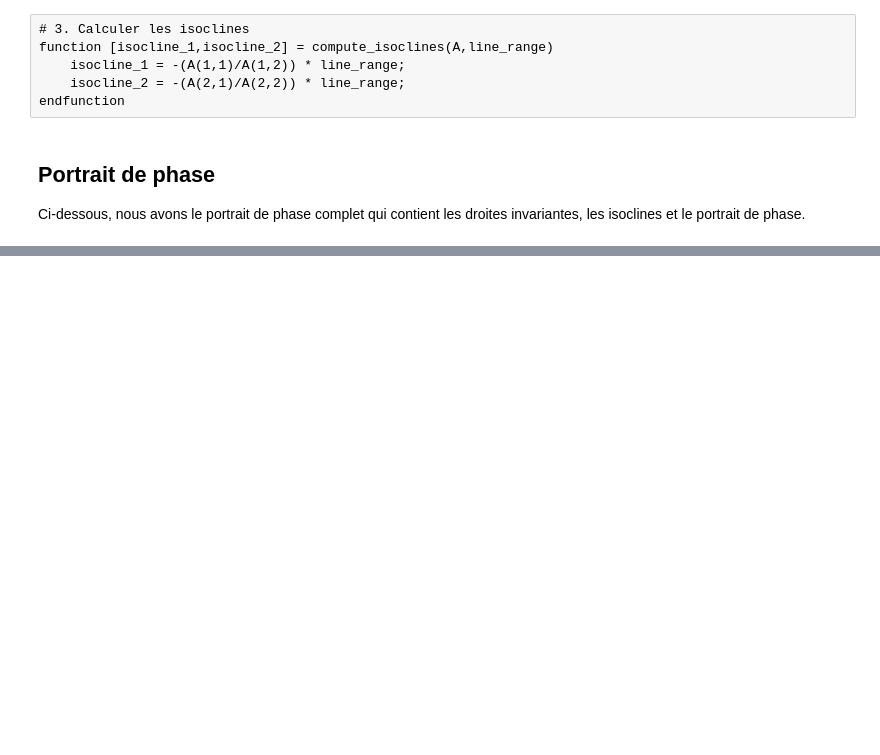
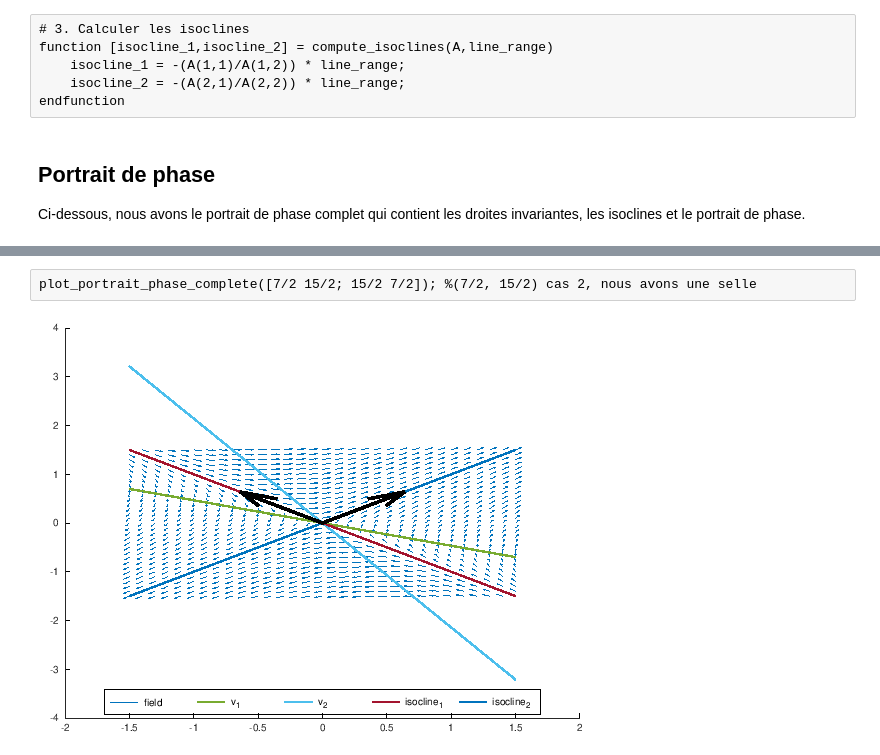
Before and after one commit to AlexandreHnf/Projet_ModSim, a Jupyter notebook: projet.ipynb, the cells around one changed output, grey strips where cells are left out. Drawn from its saved outputs; the diff is of its cells as text; blank space fills up the shorter version.

```diff
--- a/projet.ipynb
+++ b/projet.ipynb
@@ -225,0 +249,4 @@ A = [1 1;1 1];
+# %%
+plot_portrait_phase_complete([7/2 15/2; 15/2 7/2]); %(7/2, 15/2) cas 2, nous avons une selle
+# %% [output]
+[figure, added]
```
Also changed, not shown: parts of 15 cells of this notebook, 1 other file.
